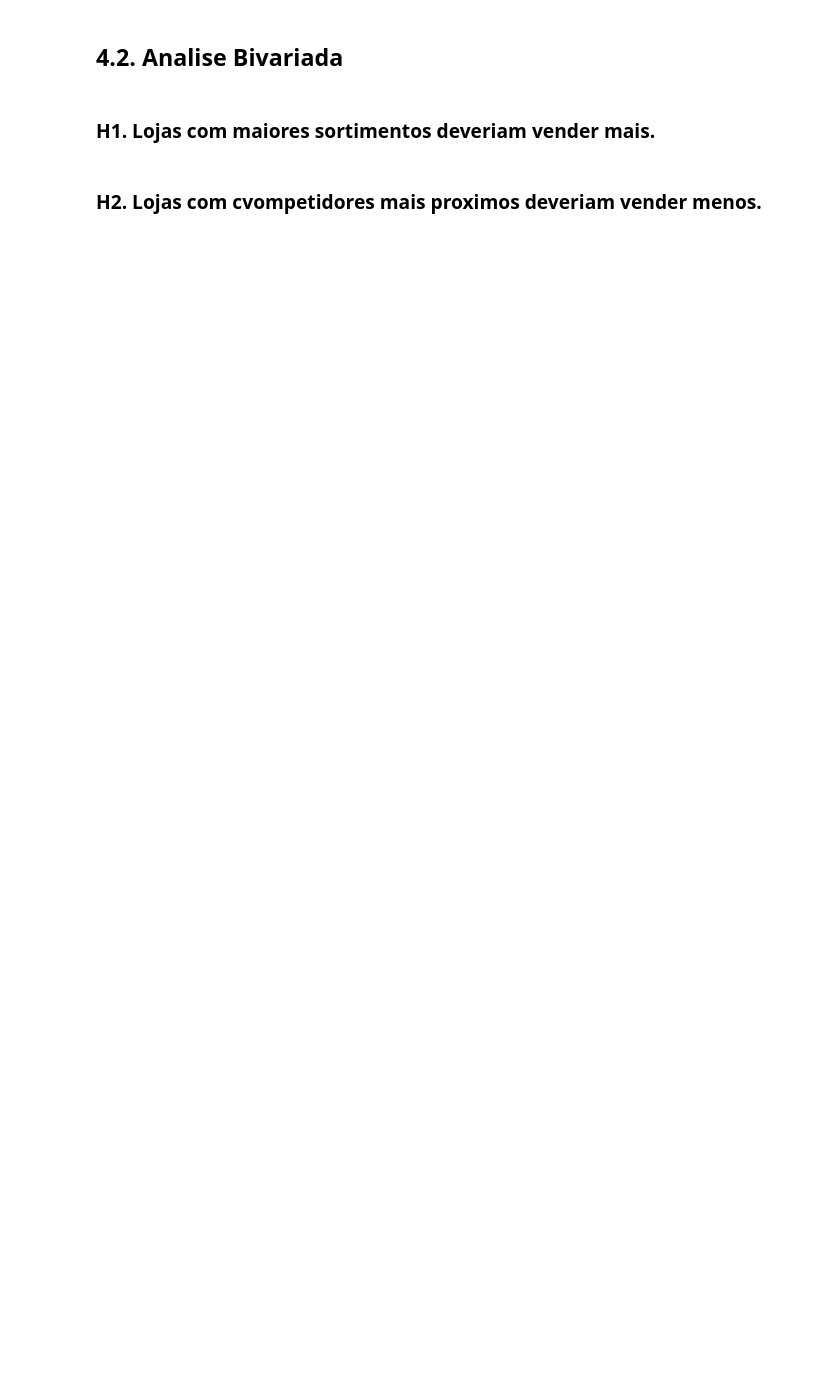
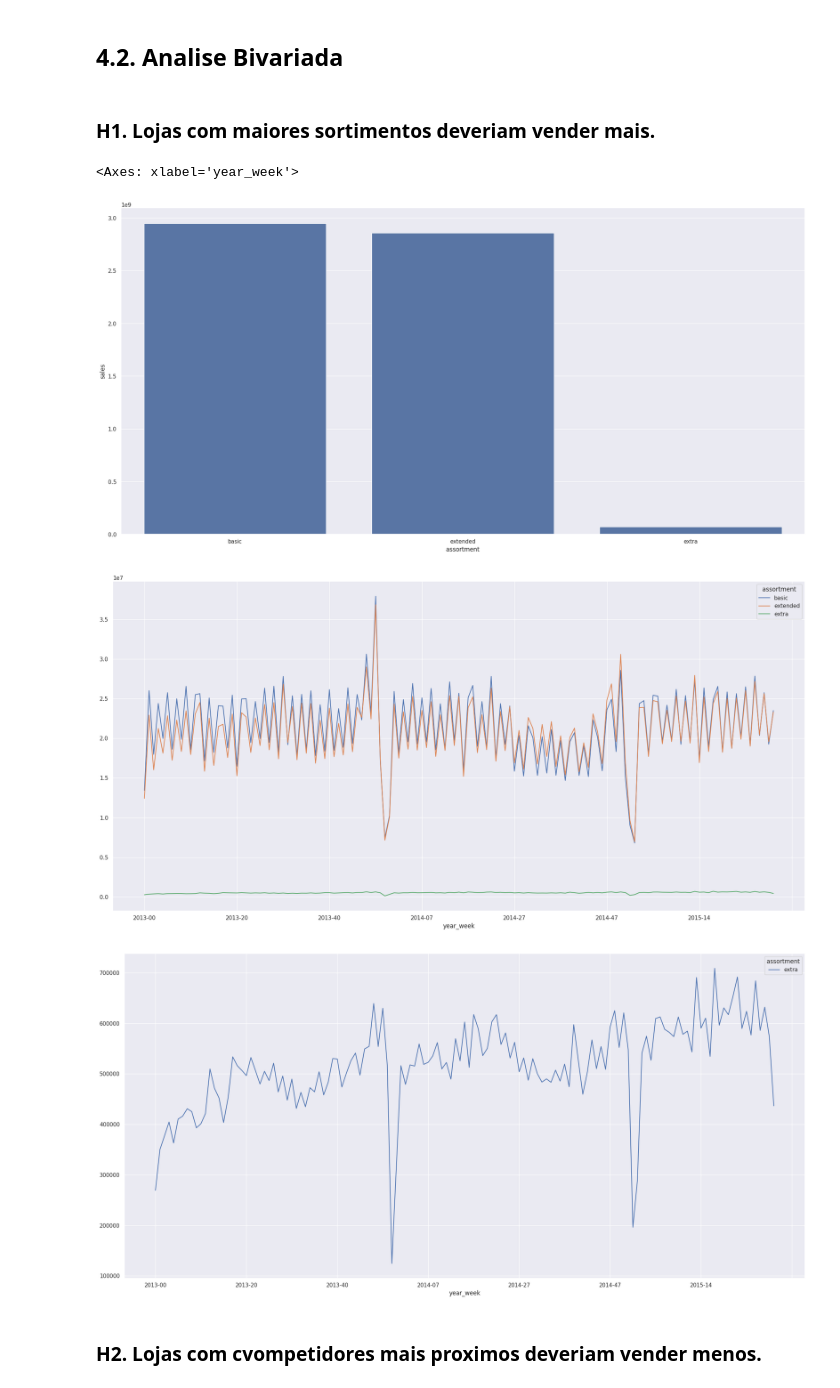
Before and after one commit to celestino-ferraz/DataScience-Em-Producao, a Jupyter notebook: m04_v01_store_sales_prediction.ipynb, the cells around one changed output. Cells and saved outputs as stored; diff of their text form; code cells hidden in the pictures; blank space fills up the shorter version.

```diff
--- a/m04_v01_store_sales_prediction.ipynb
+++ b/m04_v01_store_sales_prediction.ipynb
@@ -356,16 +374,21 @@ sns.kdeplot(df4[df4['assortment'] == 'extra']['sales'], label='extra', multiple=
 # %%
 df4.columns
 # %%
-plt.subplots(figsize=(18,20 ))
+
 aux1 = df4[['assortment', 'sales']].groupby('assortment').sum().reset_index()
 sns.barplot(x= 'assortment', y= 'sales', data=aux1);
 # o extra seria os maiores assortiments
 
 aux2 = df4[['year_week', 'assortment', 'sales']].groupby(['year_week', 'assortment']).sum().reset_index()
 aux2.pivot(index='year_week', columns='assortment', values='sales').plot()
 
 aux3 = aux2[aux2['assortment'] == 'extra']
 aux3.pivot(index='year_week', columns='assortment', values='sales').plot()
+# %% [output]
+<Axes: xlabel='year_week'>
+[figure, added]
+[figure, added]
+[figure, added]
 # %%
 aux3.head()
 # %% [markdown]
```
Also changed, not shown: parts of 14 cells of this notebook.
